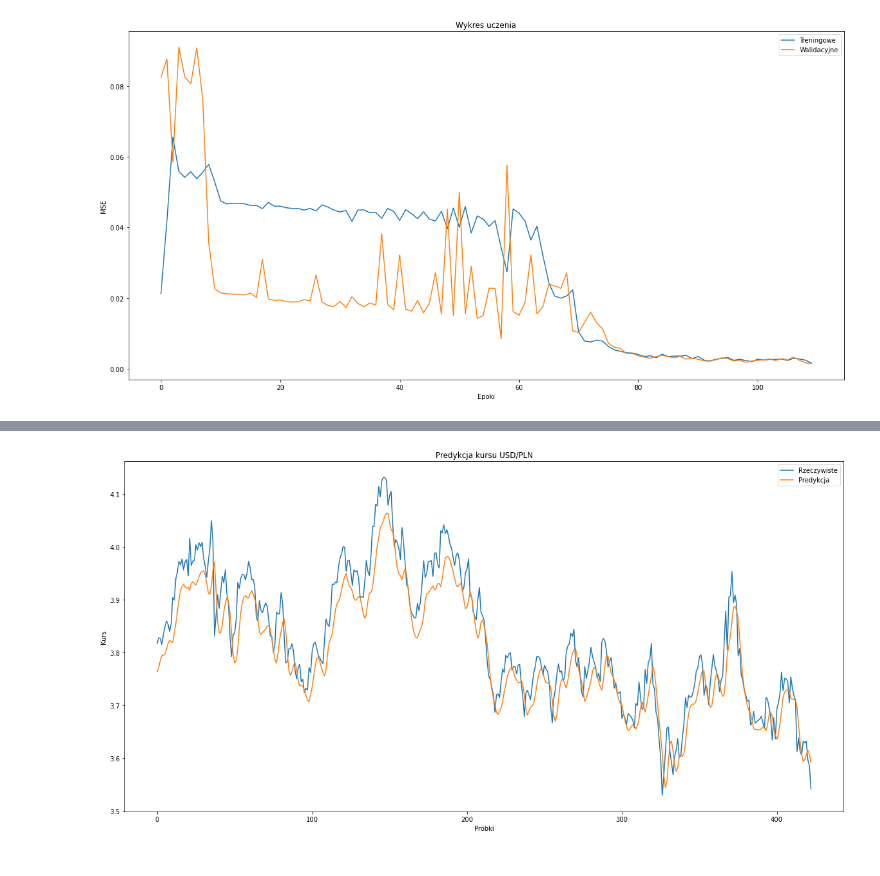
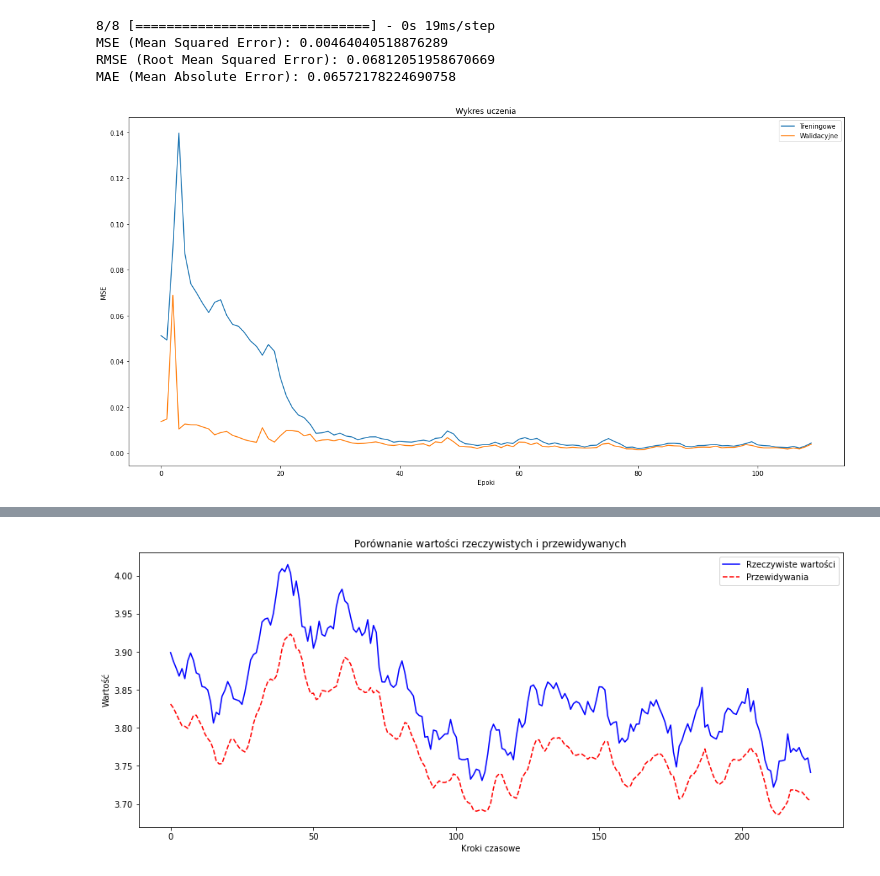
Before and after one commit to mateuszreliga/ForexAI, a Jupyter notebook: ForexAI_01.ipynb, the cells around one changed output, grey strips where cells are left out. Drawn from its saved outputs; the diff is of its cells as text; code cells hidden in the pictures.

Commit message:
upgrade model yo less complicated

```diff
--- a/ForexAI_01.ipynb
+++ b/ForexAI_01.ipynb
@@ -48,19 +48,17 @@ Testowe dane wejściowe i wyjściowe: (423, 10, 4), (423,)
 # %%
 from tensorflow.keras.models import Sequential
 from tensorflow.keras.layers import Dense, LSTM, Dropout
+from tensorflow.keras.layers import Bidirectional
+from tensorflow.keras.layers import BatchNormalization
 
 model = Sequential([
-    LSTM(units=256, input_shape=(X_train.shape[1], X_train.shape[2]), return_sequences=True),
-    Dropout(0.1),
-    LSTM(units=128, return_sequences=True),
-    Dropout(0.1),
-    LSTM(units=128, return_sequences=True),
-    Dropout(0.1),
-    LSTM(units=64),
-    Dropout(0.1),
+    LSTM(units=128, input_shape=(X_train.shape[1], X_train.shape[2]), return_sequences=False),
+    Dropout(0.2),
+    Dense(units=64, activation='relu'),
     Dense(units=1)
 ])
 
 model.compile(loss='mse', optimizer='adam', run_eagerly=True)
+model.build(input_shape=(None, X_train.shape[1], X_train.shape[2]))
 model.summary()
 # %% [output]
@@ -110,5 +108,28 @@ Epoch 110/110
 # %%
 model.save('model.h5')
+# %%
+from sklearn.metrics import mean_squared_error, mean_absolute_error
+
+# Przewidywanie wartości na zbiorze testowym
+y_pred = model.predict(X_test)
+
+# Odwrócenie skalowania dla prawdziwych i przewidywanych wartości
+y_test_inv = scaler.inverse_transform(y_test.reshape(-1, 1))
+y_pred_inv = scaler.inverse_transform(y_pred)
+
+# Obliczanie metryk
+mse = mean_squared_error(y_test_inv, y_pred_inv)
+rmse = np.sqrt(mse)
+mae = mean_absolute_error(y_test_inv, y_pred_inv)
+
+print(f"MSE (Mean Squared Error): {mse}")
+print(f"RMSE (Root Mean Squared Error): {rmse}")
+print(f"MAE (Mean Absolute Error): {mae}")
+# %% [output]
+8/8 [==============================] - 0s 19ms/step
+MSE (Mean Squared Error): 0.00464040518876289
+RMSE (Root Mean Squared Error): 0.06812051958670669
+MAE (Mean Absolute Error): 0.06572178224690758
 # %%
 import matplotlib.pyplot as plt
 
@@ -122,19 +143,24 @@ plt.ylabel('MSE')
 plt.legend()
 plt.show()
 # %% [output]
-[figure, old version]
+[figure, new version]
 # %%
-plt.figure(figsize=(20,10))
+import matplotlib.pyplot as plt
 
+# Przewidywanie wartości na zbiorze testowym
 y_pred = model.predict(X_test)
-y_test1 = scaler.inverse_transform(y_test.reshape(-1, 1))
-y_pred1 = scaler.inverse_transform(y_pred)
 
-plt.plot(y_test1, label='Rzeczywiste')
-plt.plot(y_pred1, label='Predykcja')
-plt.title('Predykcja kursu USD/PLN')
-plt.xlabel('Próbki')
-plt.ylabel('Kurs')
+# Odwrócenie skalowania dla prawdziwych i przewidywanych wartości
+y_test_inv = scaler.inverse_transform(y_test.reshape(-1, 1))
+y_pred_inv = scaler.inverse_transform(y_pred)
+
+# Rysowanie wartości rzeczywistych i przewidywanych
+plt.figure(figsize=(15, 6))
+plt.plot(y_test_inv, label='Rzeczywiste wartości', color='blue')
+plt.plot(y_pred_inv, label='Przewidywania', color='red', linestyle='dashed')
+plt.title('Porównanie wartości rzeczywistych i przewidywanych')
+plt.xlabel('Kroki czasowe')
+plt.ylabel('Wartość')
 plt.legend()
 plt.show()
 # %% [output]
@@ -142,4 +168,4 @@ plt.show()
-[figure, old version]
+[figure, new version]
 # %%
 df2 = pd.read_csv('USD_PLN Historical Data.csv', usecols=['Date', 'Price', 'Open', 'High', 'Low'])
 # %%
```
Also changed, not shown: parts of 6 cells of this notebook, 1 other file.
